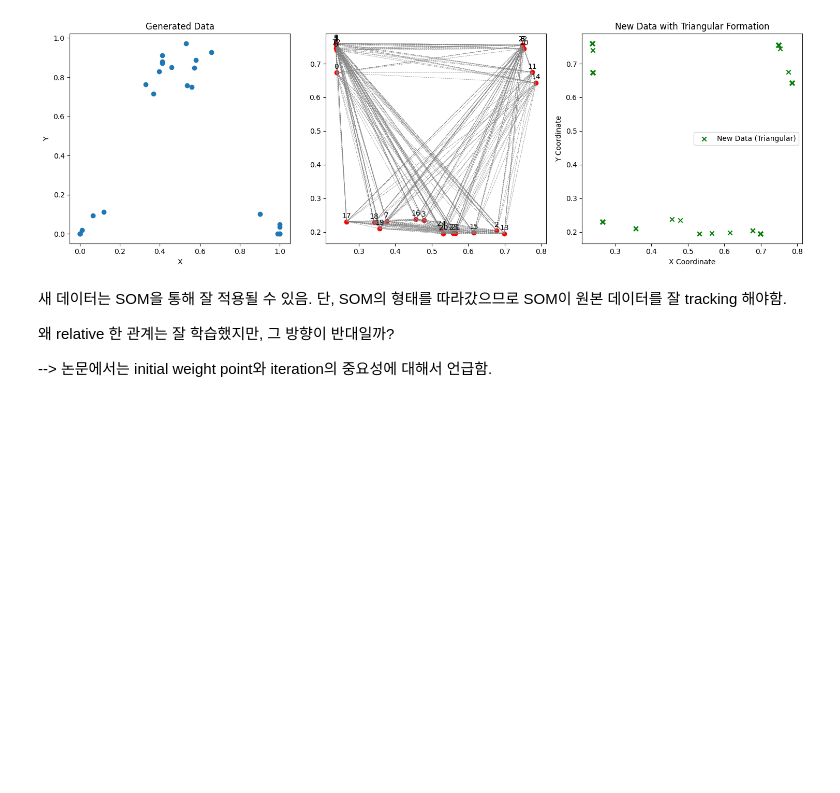
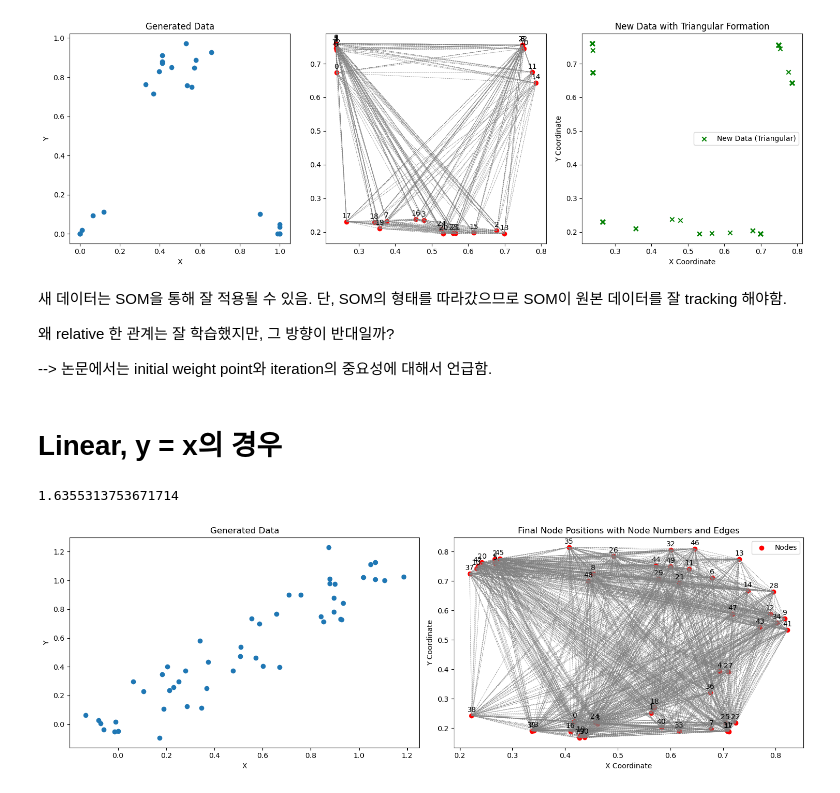
Before and after one commit to KO-JUNSUNG/TIL, a Jupyter notebook: plot.ipynb, the cells around one changed output. Cells and saved outputs as stored; diff of their text form; code cells hidden in the pictures; blank space fills up the shorter version.

```diff
--- a/plot.ipynb
+++ b/plot.ipynb
@@ -222,3 +407,5 @@ plt.show()
 왜 relative 한 관계는 잘 학습했지만, 그 방향이 반대일까?
 
 --> 논문에서는 initial weight point와 iteration의 중요성에 대해서 언급함.
+# %% [markdown]
+# Linear, y = x의 경우
@@ -224,0 +449,74 @@ plt.show()
+# %%
+data, distance_matrix = generate_linear_data(50)
+# %%
+distance_matrix.max()
+# %% [output]
+1.6355313753671714
+# %%
+import numpy as np
+
+# 1. learning rate
+alpha_max = 0.1
+alpha_min = 0.01
+
+# 2. maximum and minimum radius of the neighborhood function
+r_max = np.max(distance_matrix)/2
+r_min = 0.001
+
+# 3. for all nodes j do
+# Number of nodes
+num_nodes = 50  # 예시로 50개의 노드를 생성하는 경우
+
+# Initialize an array to store node coordinates
+node_coordinates = np.random.rand(num_nodes, 2)
+
+# MAIN LOOP
+N_iter = 10000
+for t in range(1, N_iter-1):  # Adjusted the loop range
+    # 4. Linearly Decrease Values
+    alpha_t = alpha_max - t * (alpha_max - alpha_min) / (N_iter-1)
+    r_t = r_max - t * (r_max - r_min) / (N_iter-1)
+    # Randomly Generate (x,y)
+    x = np.random.rand()
+    y = np.random.rand()
+    # BMU
+    bmu_index = np.argmin(np.linalg.norm(node_coordinates - np.array([x, y]), axis=1))
+    # For all nodes j do
+    for j in range(num_nodes):
+        # Calculate h
+        h = np.exp(-(distance_matrix[bmu_index, j]**2) / (2 * r_t))
+        # 6. Update node positions
+        node_coordinates[j] = node_coordinates[j] + alpha_t * h * (np.array([x, y]) - node_coordinates[j])
+
+# Plot the original triangular formation and the learned SOM positions
+plt.figure(figsize=(15, 5))
+
+# Plot the original triangular formation
+plt.subplot(1, 2, 1)
+plt.scatter(data[:, 0], data[:, 1])
+plt.title('Generated Data')
+plt.xlabel('X')
+plt.ylabel('Y')
+
+# Plot the learned SOM positions with node numbers and edges
+plt.subplot(1, 2, 2)
+plt.scatter(node_coordinates[:, 0], node_coordinates[:, 1], c='red', marker='o', label='Nodes')
+
+# Annotate each node with its index
+for i, (x, y) in enumerate(node_coordinates):
+    plt.annotate(str(i), (x, y), textcoords="offset points", xytext=(0, 5), ha='center')
+
+# Plot edges between nodes
+for i in range(num_nodes):
+    for j in range(i+1, num_nodes):
+        plt.plot([node_coordinates[i, 0], node_coordinates[j, 0]],
+                 [node_coordinates[i, 1], node_coordinates[j, 1]], color='gray', linestyle='--', linewidth=0.5)
+
+plt.title('Final Node Positions with Node Numbers and Edges')
+plt.xlabel('X Coordinate')
+plt.ylabel('Y Coordinate')
+plt.legend()
+plt.tight_layout()
+plt.show()
+# %% [output]
+[figure, added]
```
Also changed, not shown: parts of 7 cells of this notebook.
